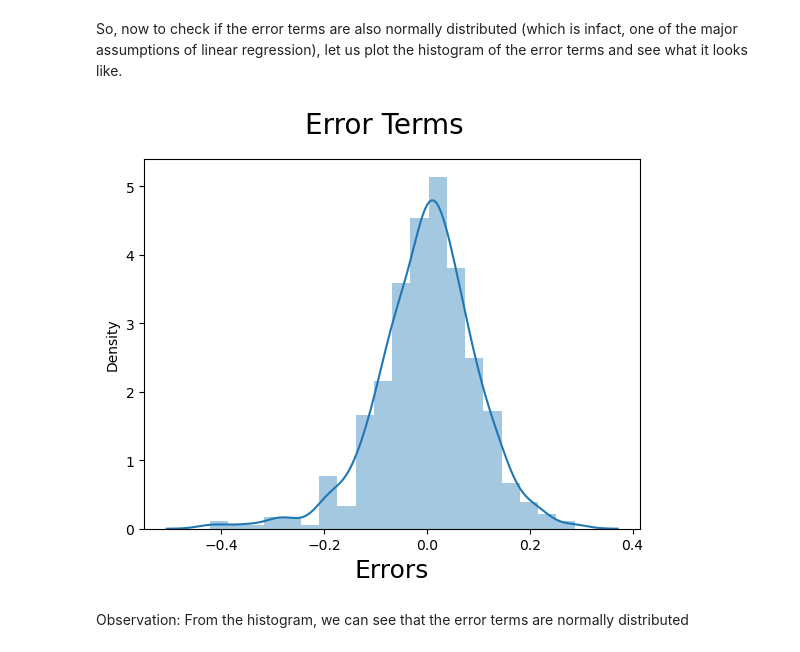
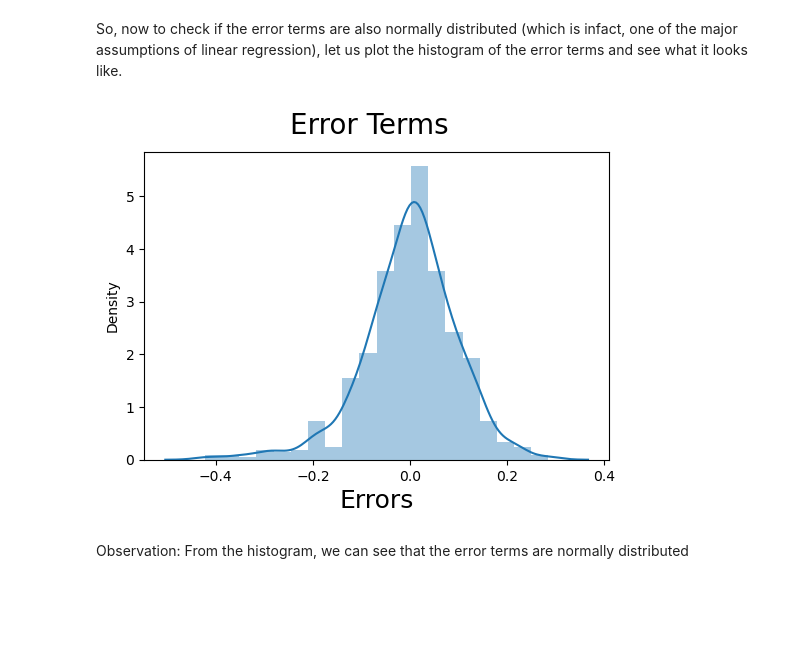
Before and after one commit to Rishabh-Saha/BikeSharingLinearRegression, a Jupyter notebook: BikeSharingModel.ipynb, the cells around one changed output. Saved outputs shown, nothing was run; the diff lists cells and outputs as text; code cells hidden in the pictures; blank space fills up the shorter version.

```diff
--- a/BikeSharingModel.ipynb
+++ b/BikeSharingModel.ipynb
@@ -834,15 +834,15 @@ y_train_pred = lm6.predict(X_train_rfe6_sm)
 # %%
 res = y_train - y_train_pred
 
 # Let's plot the histogram of the error terms
 
-fig = plt.figure()
+fig = plt.figure(figsize=(6, 4))
 sns.distplot(res, bins = 20)
 fig.suptitle('Error Terms', fontsize = 20)                  # Plot heading
 plt.xlabel('Errors', fontsize = 18)                         # X-label
 plt.show()
 # %% [output]
-[figure, old version]
+[figure, new version]
 # %% [markdown]
 Observation: From the histogram, we can see that the error terms are normally distributed
 # %% [markdown]
```
Also changed, not shown: 1 other file.
